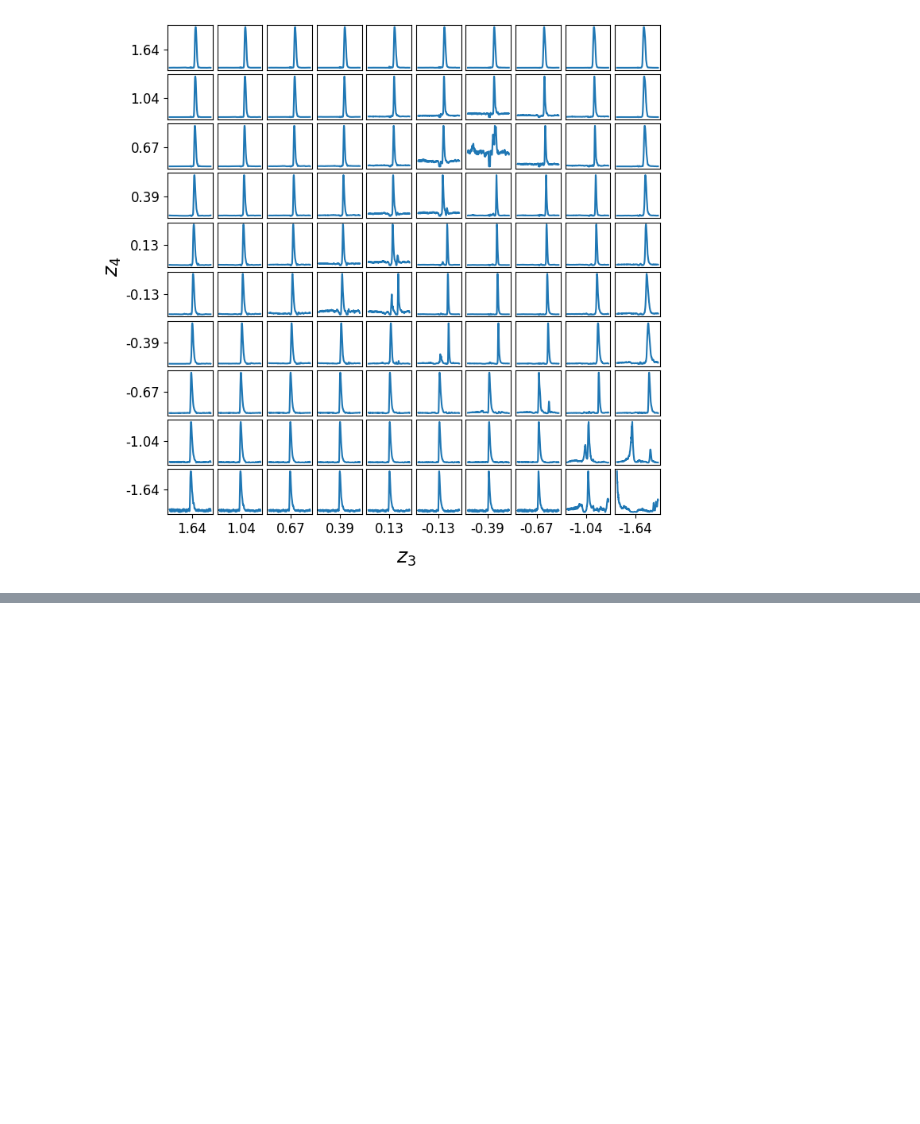
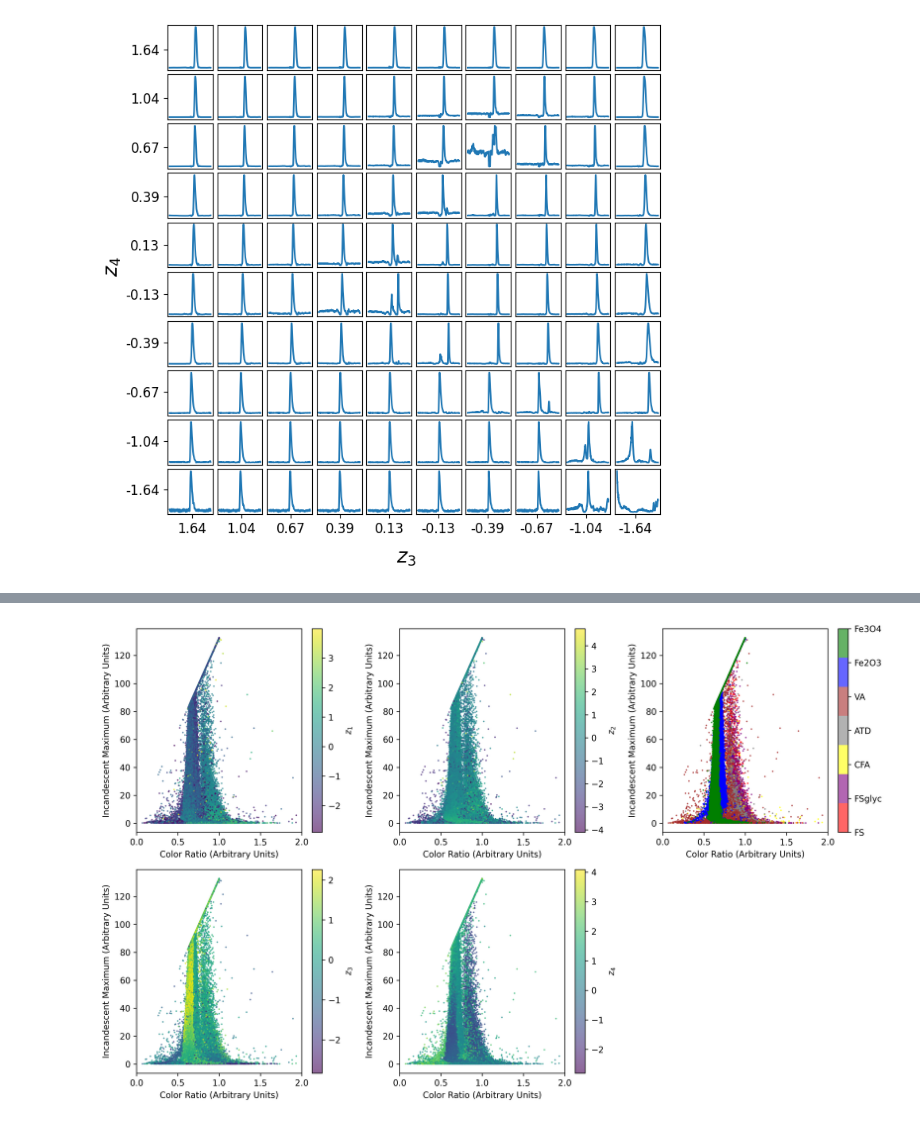
Before and after one commit to kdlamb/SP2-VAE, a Jupyter notebook: SP2_2DLatentSpace.ipynb, the cells around one changed output, grey strips where cells are left out. Saved outputs shown, nothing was run; the diff lists cells and outputs as text; code cells hidden in the pictures; blank space fills up the shorter version.

```diff
--- a/SP2_2DLatentSpace.ipynb
+++ b/SP2_2DLatentSpace.ipynb
@@ -153,7 +152,7 @@ max1 = np.max(X_train[:, :, 1], axis=1)
 max2 = np.max(X_train[:, :, 2], axis=1)
 
 # Calculate the color channel ratio for all 400 points
-color_channel_ratio = max2 / max1
+color_channel_ratio = max1 / max2
 
 color_channel_ratio
 # %% [output]
@@ -285,0 +376,77 @@ plot_spect_grid(manifold1, d=10,labels=["$z_3$","$z_4$"],xticks=xvals1,yticks=yv
+# %%
+# Encode each sample as latent variables
+z_mean_0, z_sd_0 = vae0.encode(X_train_C0)
+z_mean_1, z_sd_1 = vae1.encode(X_train_C1)
+# %%
+import numpy as np
+import matplotlib.pyplot as plt
+from scipy.spatial.distance import cdist
+from matplotlib.colors import ListedColormap
+
+target_names = ["FS", "FSglyc", "CFA", "ATD", "VA", "Fe2O3", "Fe3O4"]
+cmap1 = ListedColormap(['red', 'purple', 'yellow', 'gray', 'brown', 'blue', 'green'])
+# %%
+import matplotlib.pyplot as plt
+
+fig, axes = plt.subplots(2,3, figsize=(13, 8), dpi=300)
+fig.subplots_adjust(hspace=0.3, wspace=0.3)
+
+z_data = [z_mean_0[:,0], z_mean_0[:,1], z_mean_1[:,0], z_mean_1[:,1]]
+z_labels = ['$z_1$', '$z_2$', '$z_3$', '$z_4$']
+
+axes = axes.flatten()
+
+for i in range(2):
+    sc = axes[i].scatter(
+        color_channel_ratio,
+        channel_max_X_train[:,1],
+        c=z_data[i],
+        s=1,
+        cmap='viridis',
+        alpha=0.6
+    )
+    axes[i].set_xlim(0, 2)
+    axes[i].set_xlabel("Color Ratio (Arbitrary Units)")
+    axes[i].set_ylabel("Incandescent Maximum (Arbitrary Units)")
+    cbar = fig.colorbar(sc, ax=axes[i])
+    cbar.set_label(z_labels[i])
+    # axes[i].set_title(f"Scatter Plot Colored by {z_labels[i]}")
+
+
+sc = axes[2].scatter(
+    color_channel_ratio,
+    channel_max_X_train[:,1],
+    c=Y_train_filtered,
+    s=1,
+    cmap=cmap1,
+    alpha=0.6
+)
+axes[2].set_xlim(0, 2)
+axes[2].set_xlabel("Color Ratio (Arbitrary Units)")
+axes[2].set_ylabel("Incandescent Maximum (Arbitrary Units)")
+cbar = fig.colorbar(sc, ax=axes[2])
+cbar.set_ticklabels(target_names)
+
+for i in range(2):
+    sc = axes[3+i].scatter(
+        color_channel_ratio,
+        channel_max_X_train[:,1],
+        c=z_data[2+i],
+        s=1,
+        cmap='viridis',
+        alpha=0.6
+    )
+    axes[3+i].set_xlim(0, 2)
+    axes[3+i].set_xlabel("Color Ratio (Arbitrary Units)")
+    axes[3+i].set_ylabel("Incandescent Maximum (Arbitrary Units)")
+    cbar = fig.colorbar(sc, ax=axes[3+i])
+    cbar.set_label(z_labels[2+i])
+    # axes[i].set_title(f"Scatter Plot Colored by {z_labels[i]}")
+
+axes[5].remove()
+
+plt.tight_layout()
+plt.savefig("color_ratio_z1_to_z4.png", dpi=300)
+plt.show()
+# %% [output]
+[figure, added]
```
Also changed, not shown: parts of 10 cells of this notebook.
